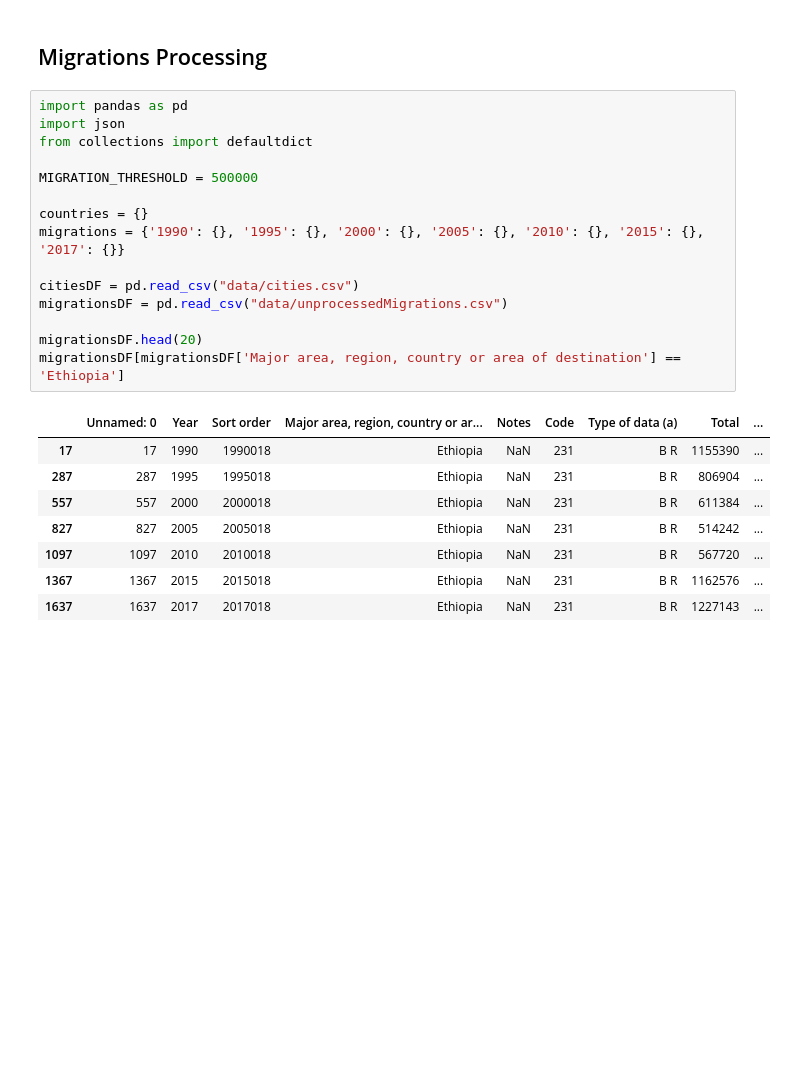
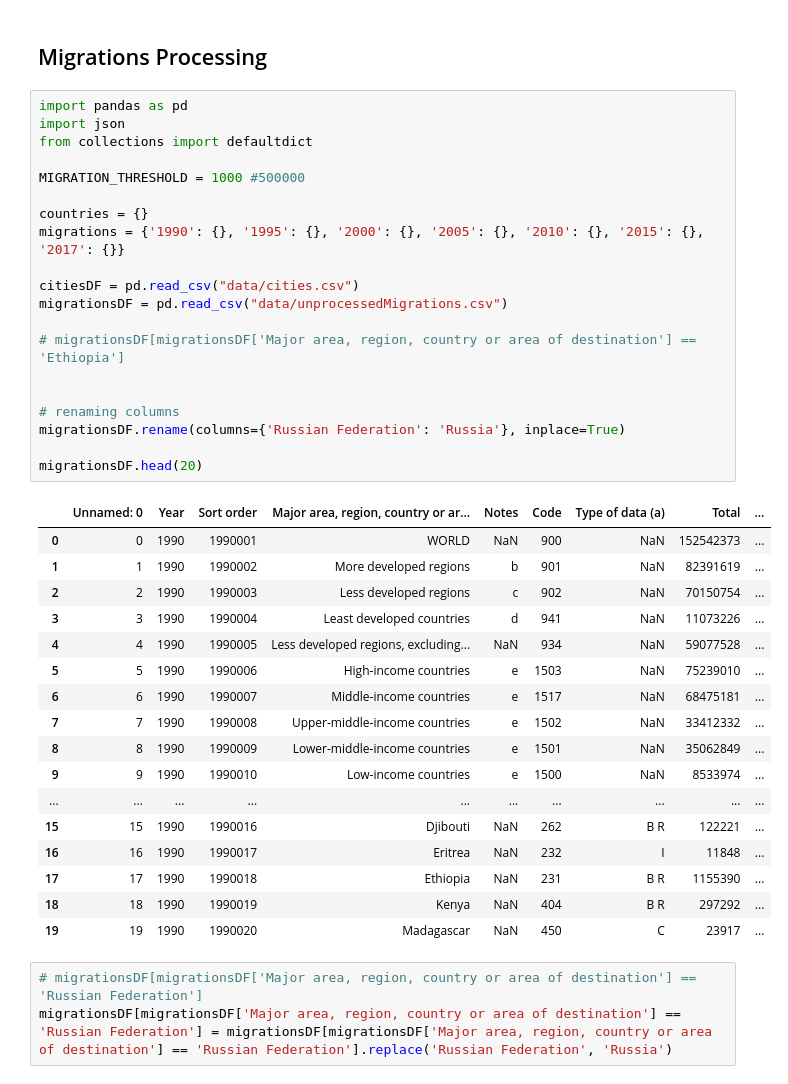
Before and after one commit to joraniedemagit/info-vis, a Jupyter notebook: Data Preprocessing.ipynb, the cells around one changed output. Saved outputs shown, nothing was run; the diff lists cells and outputs as text; blank space fills up the shorter version.

Commit message:
Migrations3

```diff
--- a/Data Preprocessing.ipynb
+++ b/Data Preprocessing.ipynb
@@ -168,24 +168,41 @@ terror_min.to_json('data/terror-min.json', orient='records')
 # %%
 import pandas as pd
 import json
 from collections import defaultdict
 
-MIGRATION_THRESHOLD = 500000
+MIGRATION_THRESHOLD = 1000 #500000
 
 countries = {}
 migrations = {'1990': {}, '1995': {}, '2000': {}, '2005': {}, '2010': {}, '2015': {}, '2017': {}}
 
 citiesDF = pd.read_csv("data/cities.csv")
 migrationsDF = pd.read_csv("data/unprocessedMigrations.csv")
 
+# migrationsDF[migrationsDF['Major area, region, country or area of destination'] == 'Ethiopia']
+
+
+# renaming columns
+migrationsDF.rename(columns={'Russian Federation': 'Russia'}, inplace=True)
+
 migrationsDF.head(20)
-migrationsDF[migrationsDF['Major area, region, country or area of destination'] == 'Ethiopia']
 # %% [output]
 |  | Unnamed: 0 | Year | Sort order | Major area, region, country or ar... | Notes | Code | Type of data (a) | Total | ... |
+| 0 | 0 | 1990 | 1990001 | WORLD | NaN | 900 | NaN | 152542373 | ... |
+| 1 | 1 | 1990 | 1990002 | More developed regions | b | 901 | NaN | 82391619 | ... |
+| 2 | 2 | 1990 | 1990003 | Less developed regions | c | 902 | NaN | 70150754 | ... |
+| 3 | 3 | 1990 | 1990004 | Least developed countries | d | 941 | NaN | 11073226 | ... |
+| 4 | 4 | 1990 | 1990005 | Less developed regions, excluding... | NaN | 934 | NaN | 59077528 | ... |
+| 5 | 5 | 1990 | 1990006 | High-income countries | e | 1503 | NaN | 75239010 | ... |
+| 6 | 6 | 1990 | 1990007 | Middle-income countries | e | 1517 | NaN | 68475181 | ... |
+| 7 | 7 | 1990 | 1990008 | Upper-middle-income countries | e | 1502 | NaN | 33412332 | ... |
+| 8 | 8 | 1990 | 1990009 | Lower-middle-income countries | e | 1501 | NaN | 35062849 | ... |
+| 9 | 9 | 1990 | 1990010 | Low-income countries | e | 1500 | NaN | 8533974 | ... |
+| ... | ... | ... | ... | ... | ... | ... | ... | ... | ... |
+| 15 | 15 | 1990 | 1990016 | Djibouti | NaN | 262 | B R | 122221 | ... |
+| 16 | 16 | 1990 | 1990017 | Eritrea | NaN | 232 | I | 11848 | ... |
 | 17 | 17 | 1990 | 1990018 | Ethiopia | NaN | 231 | B R | 1155390 | ... |
-| 287 | 287 | 1995 | 1995018 | Ethiopia | NaN | 231 | B R | 806904 | ... |
-| 557 | 557 | 2000 | 2000018 | Ethiopia | NaN | 231 | B R | 611384 | ... |
-| 827 | 827 | 2005 | 2005018 | Ethiopia | NaN | 231 | B R | 514242 | ... |
-| 1097 | 1097 | 2010 | 2010018 | Ethiopia | NaN | 231 | B R | 567720 | ... |
-| 1367 | 1367 | 2015 | 2015018 | Ethiopia | NaN | 231 | B R | 1162576 | ... |
-| 1637 | 1637 | 2017 | 2017018 | Ethiopia | NaN | 231 | B R | 1227143 | ... |
+| 18 | 18 | 1990 | 1990019 | Kenya | NaN | 404 | B R | 297292 | ... |
+| 19 | 19 | 1990 | 1990020 | Madagascar | NaN | 450 | C | 23917 | ... |
+# %%
+# migrationsDF[migrationsDF['Major area, region, country or area of destination'] == 'Russian Federation']
+migrationsDF[migrationsDF['Major area, region, country or area of destination'] == 'Russian Federation'] = migrationsDF[migrationsDF['Major area, region, country or area of destination'] == 'Russian Federation'].replace('Russian Federation', 'Russia')
```
Also changed, not shown: parts of 6 cells of this notebook, 1 other file.
